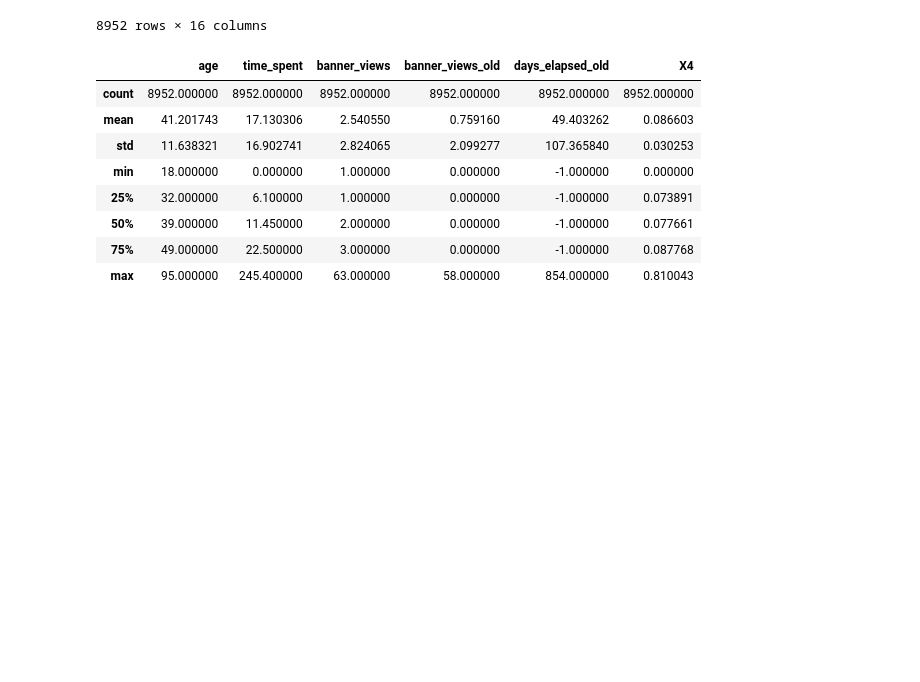
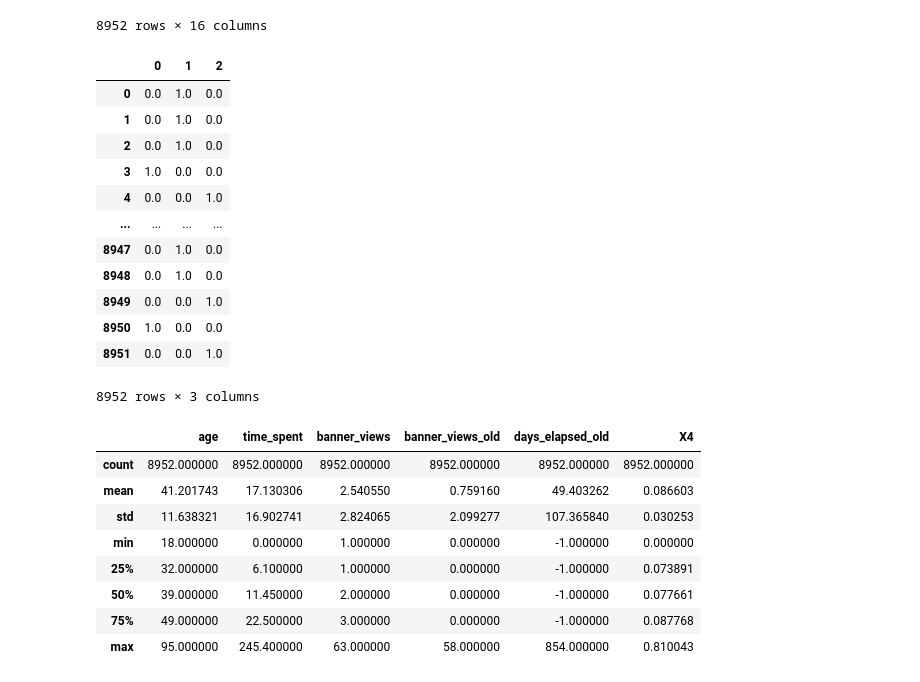
Before and after one commit to LuciaCam/ML_kaggle_competition, a Jupyter notebook: Data exploration.ipynb, the cells around one changed output. Cells and saved outputs as stored; diff of their text form; code cells hidden in the pictures; blank space fills up the shorter version.

```diff
--- a/Data exploration.ipynb
+++ b/Data exploration.ipynb
@@ -160,6 +140,26 @@ campaign_ad
 | 8950 | 77 | retired | divorced | grad_school | smartphone | 2022-04-14 | 7.55 | 1 | 0 | ... |
 | 8951 | 33 | technology | single | grad_school | smartphone | 2022-05-04 | 29.10 | 1 | 1 | ... |
 8952 rows × 16 columns
+# %%
+from sklearn.preprocessing import OneHotEncoder
+
+oe = OneHotEncoder()
+X = oe.fit_transform(campaign_ad[["marital"]])
+pd.DataFrame(X.toarray())
+# %% [output]
+|  | 0 | 1 | 2 |
+| 0 | 0.0 | 1.0 | 0.0 |
+| 1 | 0.0 | 1.0 | 0.0 |
+| 2 | 0.0 | 1.0 | 0.0 |
+| 3 | 1.0 | 0.0 | 0.0 |
+| 4 | 0.0 | 0.0 | 1.0 |
+| ... | ... | ... | ... |
+| 8947 | 0.0 | 1.0 | 0.0 |
+| 8948 | 0.0 | 1.0 | 0.0 |
+| 8949 | 0.0 | 0.0 | 1.0 |
+| 8950 | 1.0 | 0.0 | 0.0 |
+| 8951 | 0.0 | 0.0 | 1.0 |
+8952 rows × 3 columns
 # %%
 campaign_ad.describe()
 # %% [output]
```
Also changed, not shown: parts of 10 cells of this notebook.
